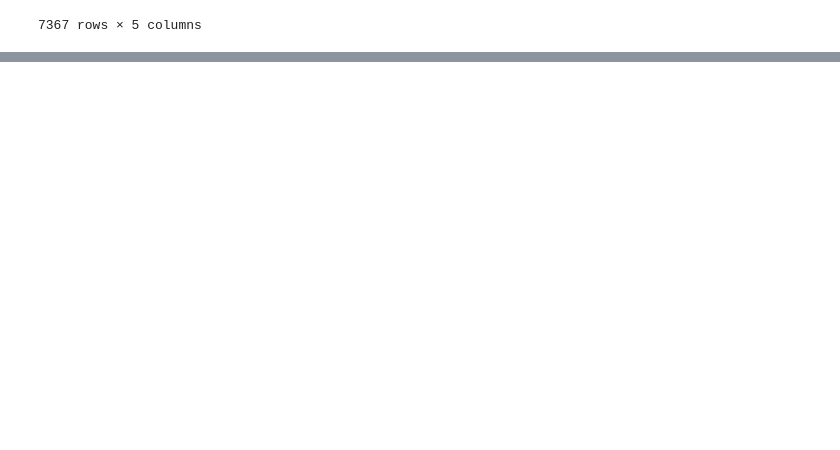
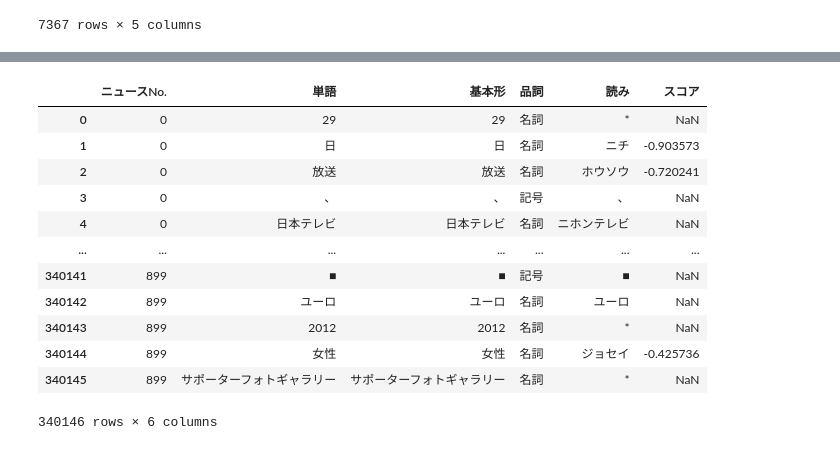
Before and after one commit to yuki-tamaribuchi/ml_code_kata, a Jupyter notebook: livedoor_text_sample.ipynb, the cells around one changed output, grey strips where cells are left out. Drawn from its saved outputs; the diff is of its cells as text; code cells hidden in the pictures; blank space fills up the shorter version.

```diff
--- a/livedoor_text_sample.ipynb
+++ b/livedoor_text_sample.ipynb
@@ -91,3 +91,5 @@ article_df
 | 7365 | it-life-hack | http://news.livedoor.com/article/... | 2012-06-16T09:55:00+0900 | 北川景子さんが美しさの秘密を語る！NEX-F3スペシャルコンテンツ... | デジタル一眼レフカメラは高画質で綺麗な写真を撮れるが、ボディが大き... |
 | 7366 | it-life-hack | http://news.livedoor.com/article/... | 2012-05-15T10:28:00+0900 | auスマホの新モデルを5秒で解説！「au発表会2012Summer」速報 | KDDIは2012年5月15日、auのスマートフォンの新ラインアッ... |
 7367 rows × 5 columns
+# %%
+news_df=article_df[article_df[0]=='sports-watch'].reset_index(drop=True)
@@ -93,0 +116,24 @@ article_df
+# %%
+t=Tokenizer()
+char_filters=[UnicodeNormalizeCharFilter()]
+analyzer=Analyzer(char_filters=char_filters,tokenizer=t)
+# %%
+'''
+word_lists=[]
+for i,row in news_df.iterrows():
+  for t in analyzer.analyze(row[4]):
+    surf=t.surface
+    base=t.base_form
+    pos=t.part_of_speech
+    reading=t.reading
+
+    word_lists.append([i,surf,base,pos,reading])
+
+word_df=pd.DataFrame(word_lists,columns=['ニュースNo.','単語','基本形','品詞','読み'])
+word_df['品詞']=word_df['品詞'].apply(lambda x : x.split(',')[0])
+
+
+word_df.to_pickle('word_df.pkl')
+!cp word_df.pkl /content/drive/MyDrive/word_df.pkl
+'''
+#word_df=pd.read_pickle('/content/drive/MyDrive/word_df.pkl')
@@ -93,0 +156,18 @@ article_df
+# %%
+score_result=pd.merge(word_df,posi_nega_df,on=['基本形','品詞','読み'],how='left')
+# %%
+score_result
+# %% [output]
+|  | ニュースNo. | 単語 | 基本形 | 品詞 | 読み | スコア |
+| 0 | 0 | 29 | 29 | 名詞 | * | NaN |
+| 1 | 0 | 日 | 日 | 名詞 | ニチ | -0.903573 |
+| 2 | 0 | 放送 | 放送 | 名詞 | ホウソウ | -0.720241 |
+| 3 | 0 | 、 | 、 | 記号 | 、 | NaN |
+| 4 | 0 | 日本テレビ | 日本テレビ | 名詞 | ニホンテレビ | NaN |
+| ... | ... | ... | ... | ... | ... | ... |
+| 340141 | 899 | ■ | ■ | 記号 | ■ | NaN |
+| 340142 | 899 | ユーロ | ユーロ | 名詞 | ユーロ | NaN |
+| 340143 | 899 | 2012 | 2012 | 名詞 | * | NaN |
+| 340144 | 899 | 女性 | 女性 | 名詞 | ジョセイ | -0.425736 |
+| 340145 | 899 | サポーターフォトギャラリー | サポーターフォトギャラリー | 名詞 | * | NaN |
+340146 rows × 6 columns
```
Also changed, not shown: parts of 4 cells of this notebook.
